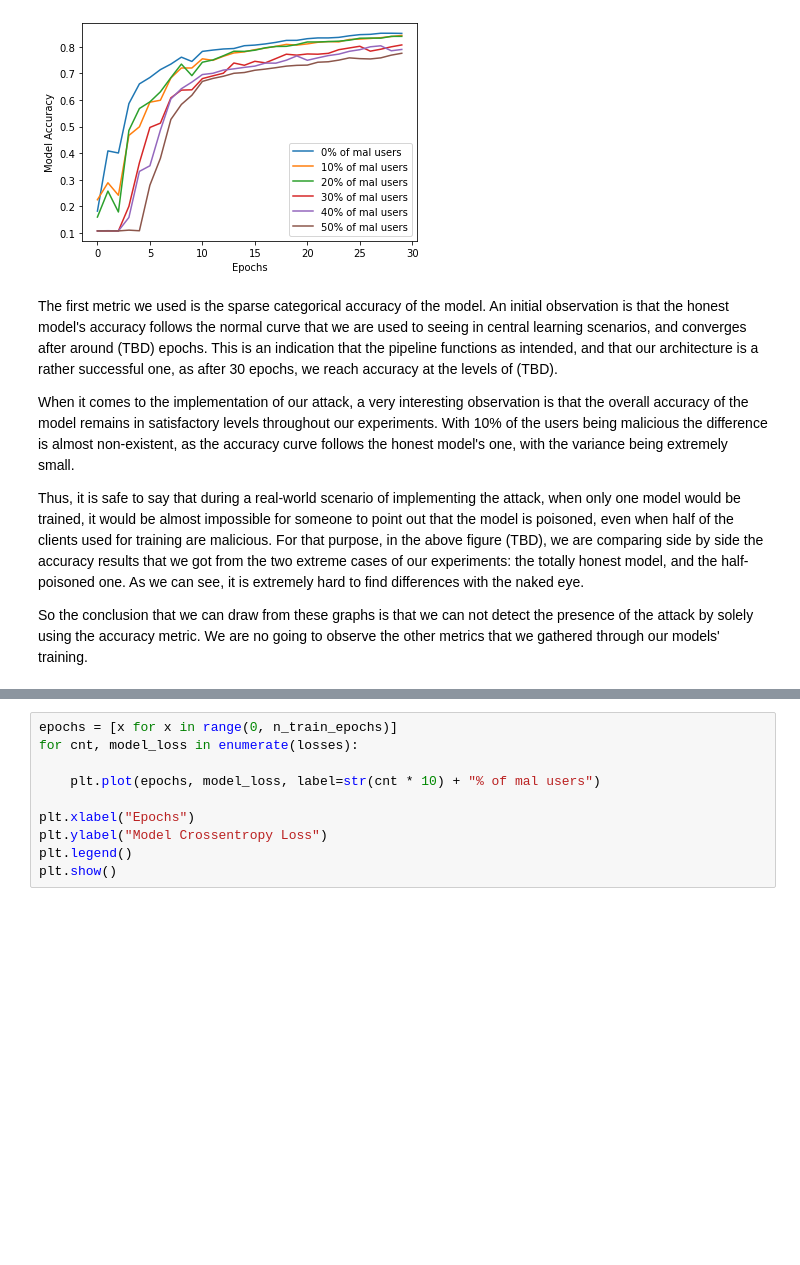
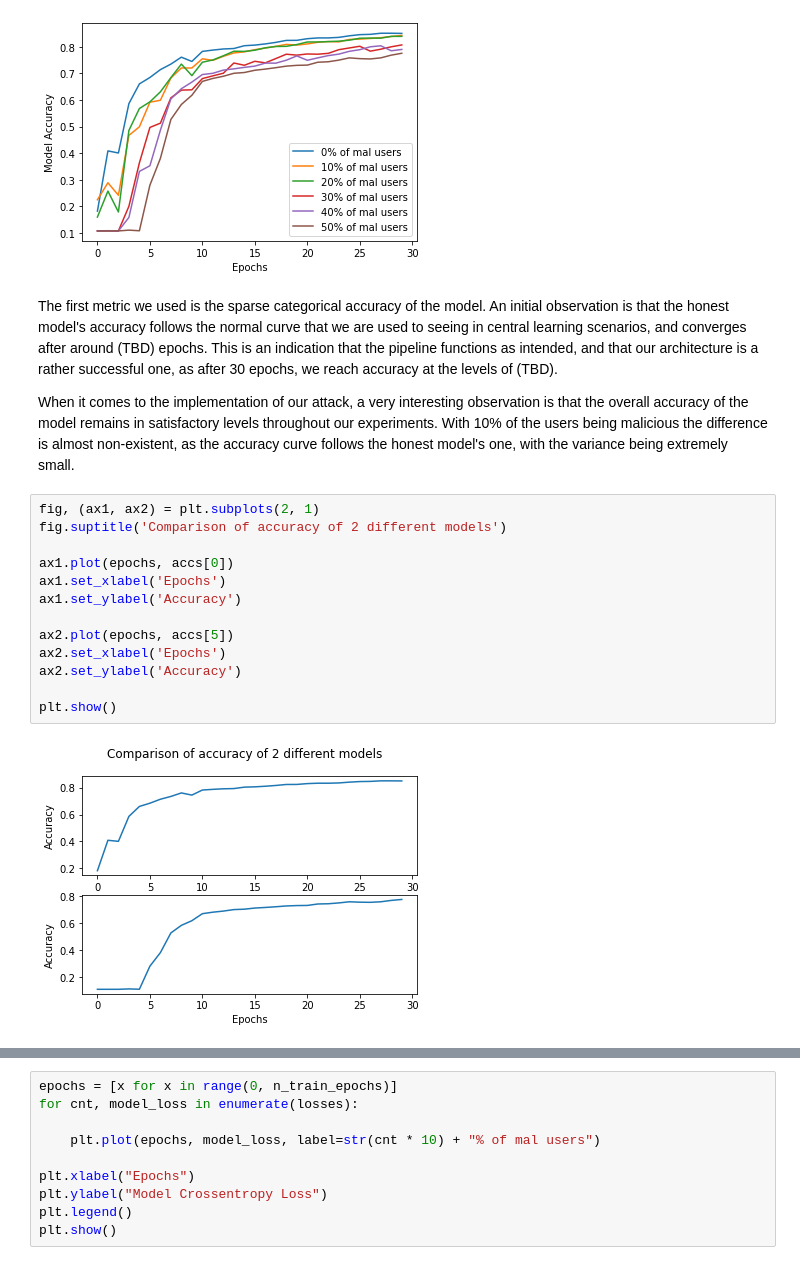
Before and after one commit to nikosgalanis/data-poisoning-defense-fl, a Jupyter notebook: Federated_Training/poison_mnist_fed.ipynb, the cells around one changed output, grey strips where cells are left out. Saved outputs shown, nothing was run; the diff lists cells and outputs as text; blank space fills up the shorter version.

Commit message:
comments on attack + working simple pipeline def

```diff
--- a/Federated_Training/poison_mnist_fed.ipynb
+++ b/Federated_Training/poison_mnist_fed.ipynb
@@ -289,7 +289,18 @@ plt.show()
 The first metric we used is the sparse categorical accuracy of the model. An initial observation is that the honest model's accuracy follows the normal curve that we are used to seeing in central learning scenarios, and converges after around (TBD) epochs. This is an indication that the pipeline functions as intended, and that our architecture is a rather successful one, as after 30 epochs, we reach accuracy at the levels of (TBD).
 
 When it comes to the implementation of our attack, a very interesting observation is that the overall accuracy of the model remains in satisfactory levels throughout our experiments. With 10% of the users being malicious the difference is almost non-existent, as the accuracy curve follows the honest model's one, with the variance being extremely small.
-
-Thus, it is safe to say that during a real-world scenario of implementing the attack, when only one model would be trained, it would be almost impossible for someone to point out that the model is poisoned, even when half of the clients used for training are malicious. For that purpose, in the above figure (TBD), we are comparing side by side the accuracy results that we got from the two extreme cases of our experiments: the totally honest model, and the half-poisoned one. As we can see, it is extremely hard to find differences with the naked eye.
-
-So the conclusion that we can draw from these graphs is that we can not detect the presence of the attack by solely using the accuracy metric. We are no going to observe the other metrics that we gathered through our models' training.
+# %%
+fig, (ax1, ax2) = plt.subplots(2, 1)
+fig.suptitle('Comparison of accuracy of 2 different models')
+
+ax1.plot(epochs, accs[0])
+ax1.set_xlabel('Epochs')
+ax1.set_ylabel('Accuracy')
+
+ax2.plot(epochs, accs[5])
+ax2.set_xlabel('Epochs')
+ax2.set_ylabel('Accuracy')
+
+plt.show()
+# %% [output]
+[figure, added]
```
Also changed, not shown: parts of 8 cells of this notebook, 1 other file.
